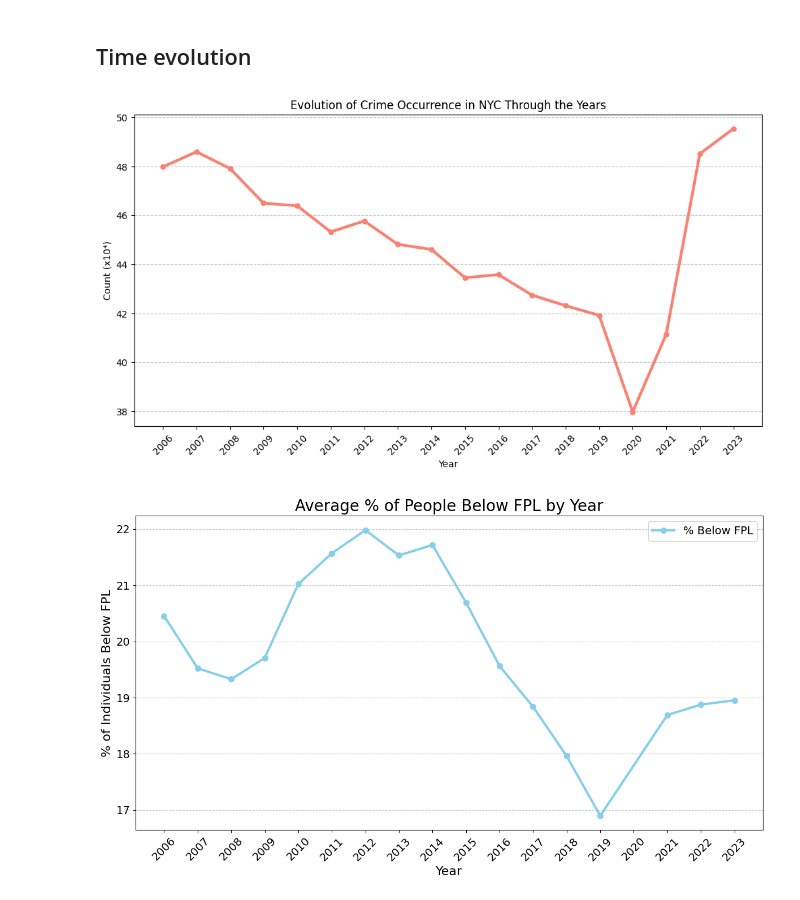
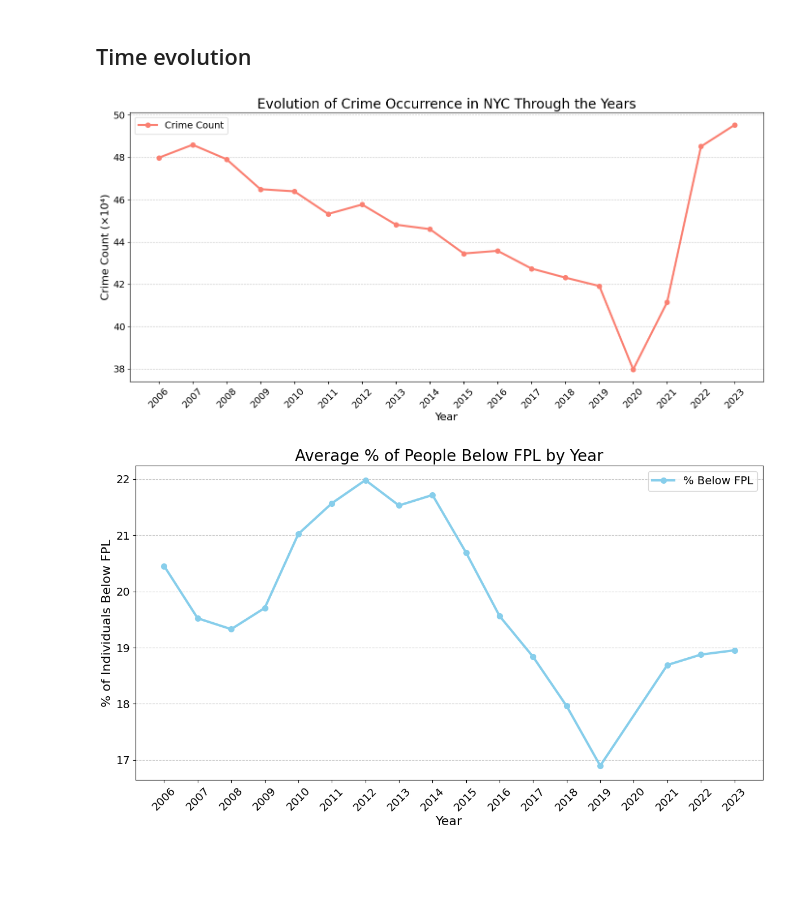
Before and after one commit to com-480-data-visualization/BluePink, a Jupyter notebook: notebooks/EDA2.ipynb, the cells around one changed output. Cells and saved outputs as stored; diff of their text form; code cells hidden in the pictures; blank space fills up the shorter version.

```diff
--- a/notebooks/EDA2.ipynb
+++ b/notebooks/EDA2.ipynb
@@ -351,27 +351,35 @@ plt.show()
 # %%
 df_year = df.groupby('year_begin').agg(
     nb_crimes=('year_begin', 'size')
 ).reset_index()
 
 #Crop from 2006 not enough data
 df_year = df_year.query("year_begin >= 2006")
 
-plt.figure(figsize=(12, 6))
+
+plt.figure(figsize=(14, 7))
 
 # Line plot with dots at each year
-plt.plot(df_year["year_begin"], df_year["nb_crimes"]/ 1e4, marker='o', linestyle='-', color='salmon', linewidth=3, markersize=5)
+plt.plot(df_year["year_begin"], df_year["nb_crimes"] / 1e4,
+         marker='o', linestyle='-', color='salmon', linewidth=3, markersize=7, label='Crime Count')
 
 # X-axis labels: show every year, rotate for readability
-plt.xticks(df_year["year_begin"], rotation=45)
+plt.xticks(df_year["year_begin"], rotation=45, fontsize=14)
+plt.yticks(fontsize=14)
 
-plt.xlabel("Year")
-plt.ylabel("Count (x10⁴)")
-plt.title("Evolution of Crime Occurrence in NYC Through the Years")
+# Labels and title with larger font sizes
+plt.xlabel("Year", fontsize=16)
+plt.ylabel("Crime Count (×10⁴)", fontsize=16)
+plt.title("Evolution of Crime Occurrence in NYC Through the Years", fontsize=20)
 
-plt.grid(axis="y", linestyle="--", alpha=0.7)  # Optional grid for readability
+# Grid and optional legend
+plt.grid(axis="y", linestyle="--", alpha=0.7)
+plt.legend(fontsize=14)
+
+plt.tight_layout()
 plt.show()
 # %% [output]
-[figure, old version]
+[figure, new version]
 # %%
 avg_fpl_by_year = df_eco.groupby('Year')['individuals_below_FPL'].mean().reset_index()
 avg_fpl_by_year = avg_fpl_by_year.query("Year >= 2006")
```
Also changed, not shown: parts of 1 cell of this notebook, 2 other files.
